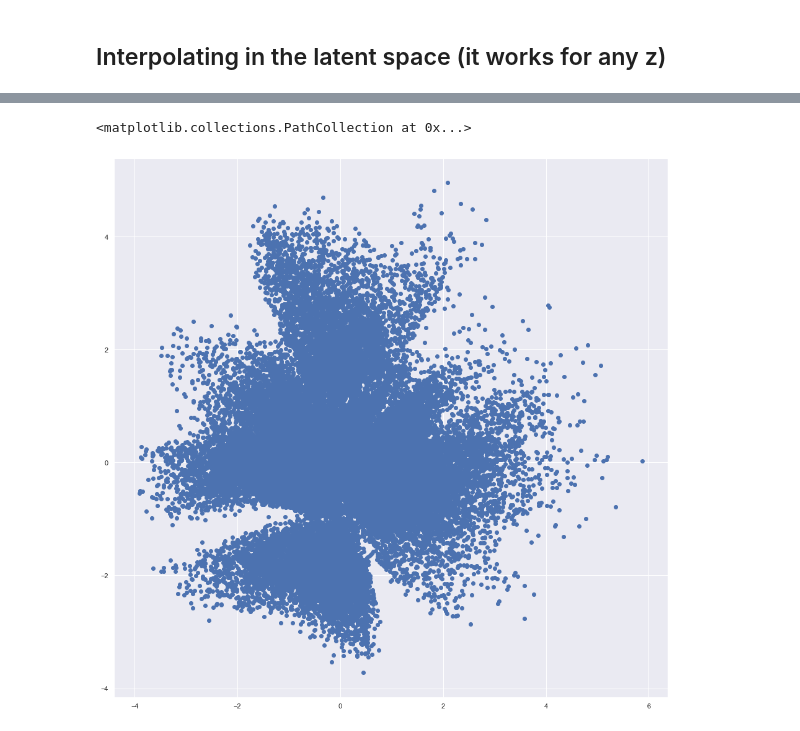
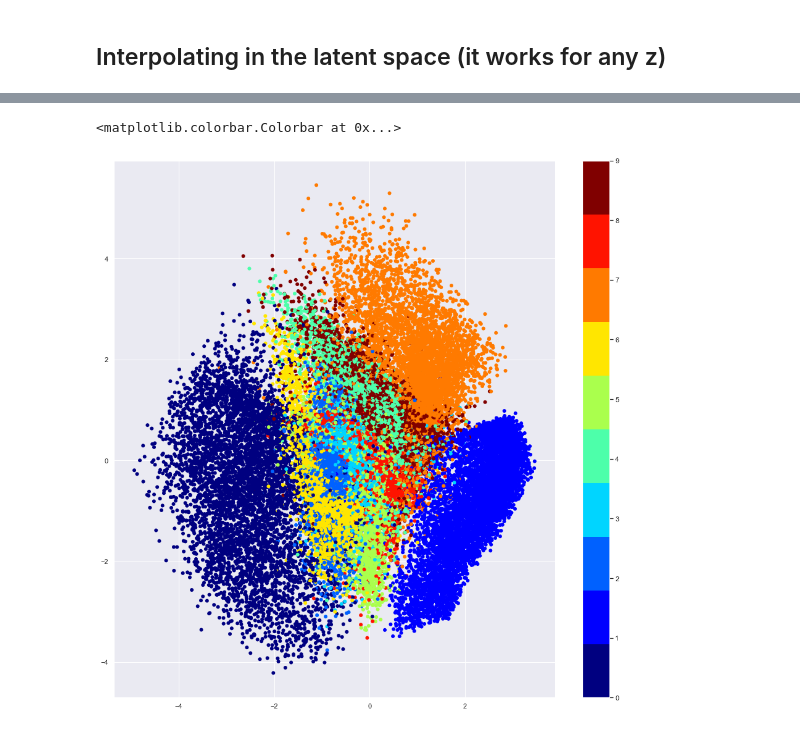
Before and after one commit to asorici/NN-labs, a Jupyter notebook: Lab5-VAE/MNIST_VAE.ipynb, the cells around one changed output, grey strips where cells are left out. Saved outputs shown, nothing was run; the diff lists cells and outputs as text; code cells hidden in the pictures.

```diff
--- a/Lab5-VAE/MNIST_VAE.ipynb
+++ b/Lab5-VAE/MNIST_VAE.ipynb
@@ -320,10 +303,22 @@ show(img1, ax)
+# %%
+def discrete_cmap(N, base_cmap=None):
+    """Create an N-bin discrete colormap from the specified input map"""
+
+    # Note that if base_cmap is a string or None, you can simply do
+    #    return plt.cm.get_cmap(base_cmap, N)
+    # The following works for string, None, or a colormap instance:
+
+    base = plt.cm.get_cmap(base_cmap)
+    color_list = base(np.linspace(0, 1, N))
+    cmap_name = base.name + str(N)
+    return base.from_list(cmap_name, color_list, N)
 # %%
 #all_codes = torch.cat(list(model(data)[1] for data, _ in train_loader), dim=0)
 all_codes = torch.cat(list(torch.cat((model(data)[1].type(torch.FloatTensor), target.unsqueeze(1).type(torch.FloatTensor)), dim=1) for data, target in train_loader), dim=0)
 np_codes = all_codes.detach().cpu().numpy()
 fig, ax = plt.subplots(figsize=(16, 16))
-ax.scatter(x=np_codes[:, 0], y=np_codes[:, 1], c=np.argmax(np_codes[:, 2].astype(np.int32), 0), marker='o', edgecolor='none', cmap=discrete_cmap(10, 'jet'))
-ax.colorbar(ticks=range(10))
+im = ax.scatter(x=np_codes[:, 0], y=np_codes[:, 1], c=np_codes[:, 2].astype(np.int32), marker='o', edgecolor='none', cmap=discrete_cmap(10, 'jet'))
+fig.colorbar(im, ax=ax, orientation='vertical')
 # %% [output]
-<matplotlib.collections.PathCollection at 0x...>
+<matplotlib.colorbar.Colorbar at 0x...>
-[figure, old version]
+[figure, new version]
```
Also changed, not shown: parts of 3 cells of this notebook, 1 other file.
